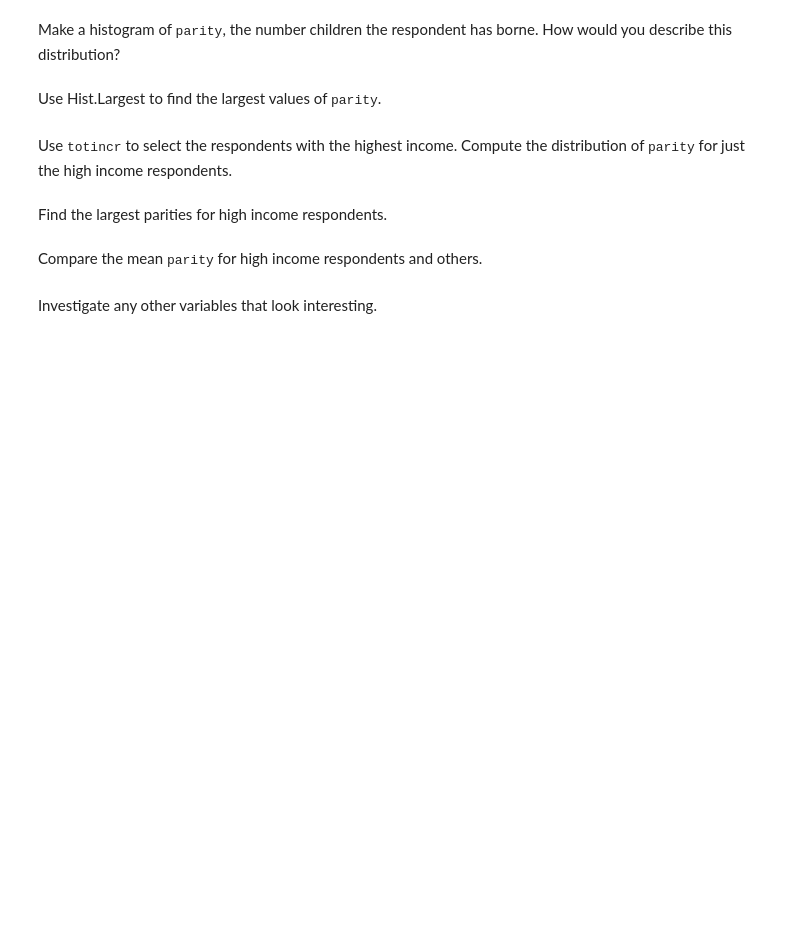
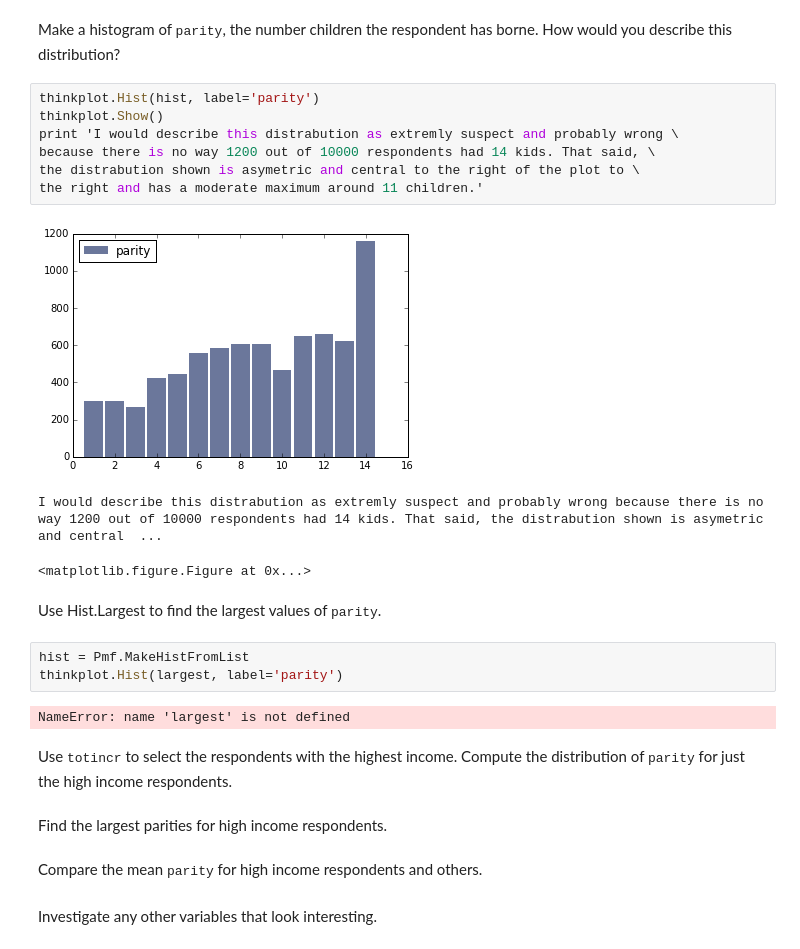
Before and after one commit to hmurraydavis/ThinkStats2, a Jupyter notebook: code/chap02ex.ipynb, the cells around one changed output. Drawn from its saved outputs; the diff is of its cells as text; blank space fills up the shorter version.

```diff
--- a/code/chap02ex.ipynb
+++ b/code/chap02ex.ipynb
@@ -27,7 +46,23 @@ Make a histogram of <tt>numfmhh</tt>, the number of people in the respondent's h
 # %% [markdown]
 Make a histogram of <tt>parity</tt>, the number children the respondent has borne.  How would you describe this distribution?
+# %%
+thinkplot.Hist(hist, label='parity')
+thinkplot.Show()
+print 'I would describe this distrabution as extremly suspect and probably wrong \
+because there is no way 1200 out of 10000 respondents had 14 kids. That said, \
+the distrabution shown is asymetric and central to the right of the plot to \
+the right and has a moderate maximum around 11 children.'
+# %% [output]
+[figure, added]
+I would describe this distrabution as extremly suspect and probably wrong because there is no way 1200 out of 10000 respondents had 14 kids. That said, the distrabution shown is asymetric and central  ...
+<matplotlib.figure.Figure at 0x...>
 # %% [markdown]
 Use Hist.Largest to find the largest values of <tt>parity</tt>.
+# %%
+hist = Pmf.MakeHistFromList
+thinkplot.Hist(largest, label='parity')
+# %% [output]
+NameError: name 'largest' is not defined
 # %% [markdown]
 Use <tt>totincr</tt> to select the respondents with the highest income.  Compute the distribution of <tt>parity</tt> for just the high income respondents.
 # %% [markdown]
```
Also changed, not shown: parts of 3 cells of this notebook.
